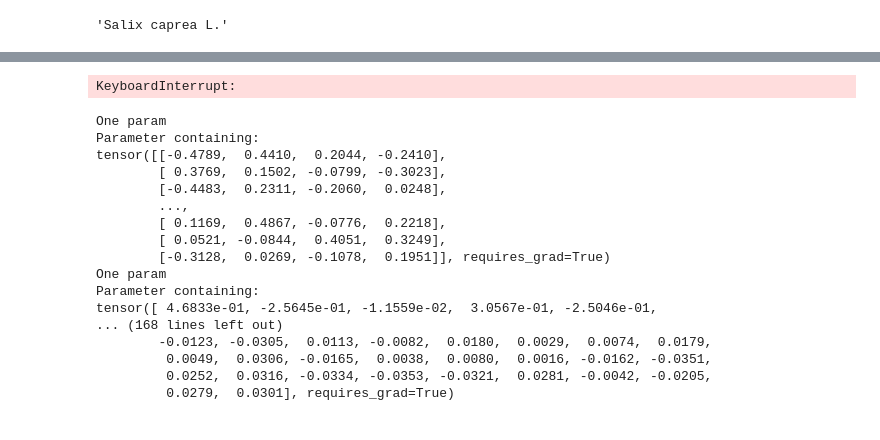
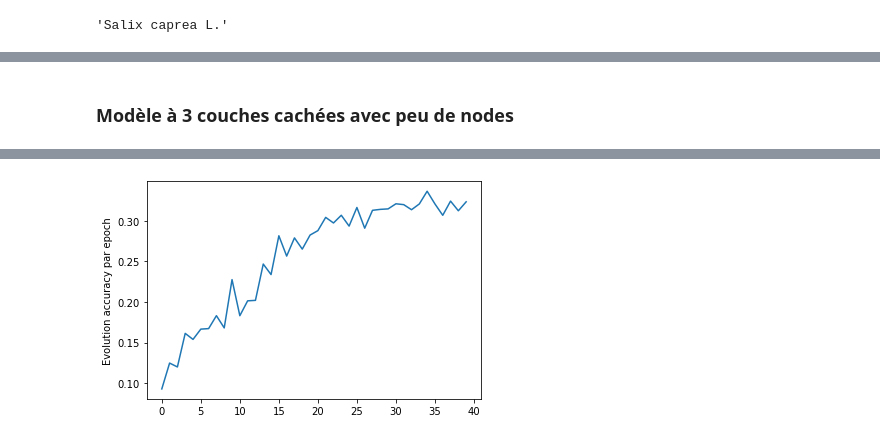
Before and after one commit to LemaitreT/Reconnaissance-visuel-de-plante, a Jupyter notebook: MultiLayer-Perceptron.ipynb, the cells around one changed output, grey strips where cells are left out. Drawn from its saved outputs; the diff is of its cells as text; code cells hidden in the pictures.

```diff
--- a/MultiLayer-Perceptron.ipynb
+++ b/MultiLayer-Perceptron.ipynb
@@ -294,10 +349,12 @@ def train_model(model, criterion, optimizer, scheduler, num_epochs=25):
+# %% [markdown]
+### Modèle à 3 couches cachées avec peu de nodes
 # %%
-model_ft = MLP()
-#num_ftrs = model_ft.in_features
-# Here the size of each output sample is set to 2.
-# Alternatively, it can be generalized to nn.Linear(num_ftrs, len(class_names)).
+INPUT_DIM = 3 * 224 * 224
+HID_DIMS = [1000, 500, 250]
+OUTPUT_DIM = 50
+model_ft = MLP(INPUT_DIM, HID_DIMS, OUTPUT_DIM)
+
 class_names = image_datasets['train'].classes
-#model_ft.fc = nn.Linear(num_ftrs, len(class_names))
 
 model_ft = model_ft.to(device)
 
@@ -305,11 +362,10 @@ criterion = nn.CrossEntropyLoss()
 
 # Observe that all parameters are being optimized
 optimizer_ft = optim.SGD(model_ft.parameters(), lr=0.001, momentum=0.9)
-#torch.optim.Adam(model.parameters(),lr=0.001)
 # Decay LR by a factor of 0.1 every 7 epochs
 exp_lr_scheduler = lr_scheduler.StepLR(optimizer_ft, step_size=7, gamma=0.1)
 
-best_model = train_model(model_ft, criterion, optimizer_ft, exp_lr_scheduler,num_epochs=20)
+best_model3 = train_model(model_ft, criterion, optimizer_ft, exp_lr_scheduler,num_epochs=20)
 # %% [output]
 Epoch 0/19
 ----------
@@ -331,23 +387 @@ Epoch 9/19
-KeyboardInterrupt:
+[figure, added]
-# %%
-for parameter in model.parameters():
-    print("One param")
-    print(parameter)
-# %% [output]
-One param
-Parameter containing:
-tensor([[-0.4789,  0.4410,  0.2044, -0.2410],
-        [ 0.3769,  0.1502, -0.0799, -0.3023],
-        [-0.4483,  0.2311, -0.2060,  0.0248],
-        ...,
-        [ 0.1169,  0.4867, -0.0776,  0.2218],
-        [ 0.0521, -0.0844,  0.4051,  0.3249],
-        [-0.3128,  0.0269, -0.1078,  0.1951]], requires_grad=True)
-One param
-Parameter containing:
-tensor([ 4.6833e-01, -2.5645e-01, -1.1559e-02,  3.0567e-01, -2.5046e-01,
-... (168 lines left out)
-        -0.0123, -0.0305,  0.0113, -0.0082,  0.0180,  0.0029,  0.0074,  0.0179,
-         0.0049,  0.0306, -0.0165,  0.0038,  0.0080,  0.0016, -0.0162, -0.0351,
-         0.0252,  0.0316, -0.0334, -0.0353, -0.0321,  0.0281, -0.0042, -0.0205,
-         0.0279,  0.0301], requires_grad=True)
```
Also changed, not shown: parts of 34 cells of this notebook.
